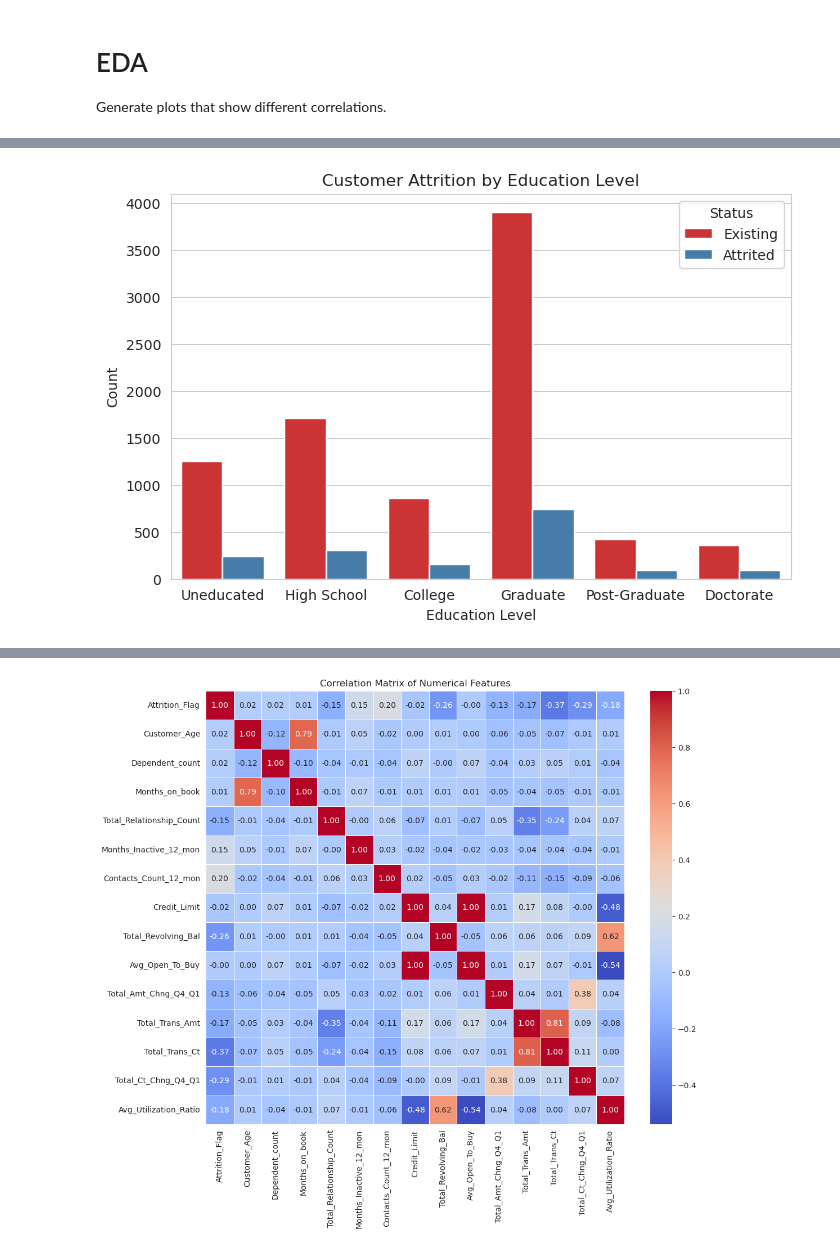
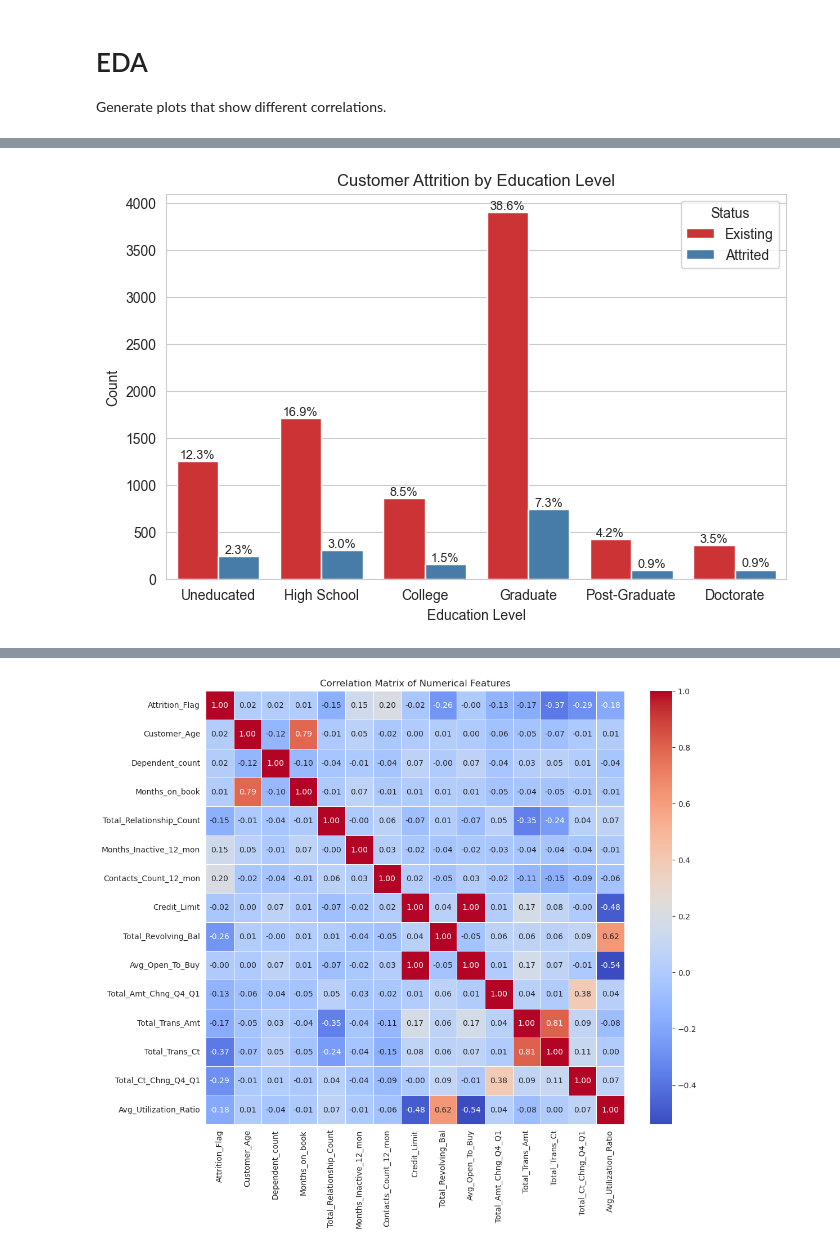
Before and after one commit to efeherek/Predicting-Credit-Card-Attrition, a Jupyter notebook: Project_Jupyter.ipynb, the cells around one changed output, grey strips where cells are left out. Cells and saved outputs as stored; diff of their text form; code cells hidden in the pictures.

```diff
--- a/Project_Jupyter.ipynb
+++ b/Project_Jupyter.ipynb
@@ -12,8 +12,8 @@ import numpy as np
 import matplotlib.pyplot as plt
 import seaborn as sns
 
-df = pd.read_csv('/home/efeherek/Desktop/Data_Analytics_Lab/Project/data/BankChurners.csv')
-
+DATA_PATH = 'data/BankChurners.csv'
+df = pd.read_csv(DATA_PATH)
 
 #deleting clientum id, naive bayes and avg utilization ratio columns as they are not relevant and/or raw data
 df = df.iloc[:, 1:-2]
@@ -92,11 +111,32 @@ plt.savefig('Plots/attrition_by_age.png')
 # %%
 # Analysis of Categorical Variables (Example: Gender)
+
+# Map the Gender column to more descriptive labels for better visualization
+df['Gender'] = df['Gender'].map({'M': 'Male', 'F': 'Female'})
+
 plt.figure(figsize=(8, 5))
-sns.countplot(x='Gender', hue='Attrition_Flag', data=df, palette='magma')
+ax = sns.countplot(x='Gender', hue='Attrition_Flag', data=df, palette='magma')
 plt.title('Customer Attrition by Gender')
 plt.xlabel('Gender')
 plt.ylabel('Count')
 plt.legend(title='Status', labels=['Existing', 'Attrited'])
+
+# Add the percentage labels on top of each bar
+total_customers = len(df)
+
+for p in ax.patches:
+    height = p.get_height()
+
+    # To avoid empty bars, check if the bar has a height
+    if height > 0:
+        percentage = f'{100 * height / total_customers:.1f}%'
+
+        # Find the exact center and top of the bar to place the text
+        x = p.get_x() + p.get_width() / 2
+        y = height
+
+        # Add the text to the plot
+        ax.annotate(percentage, (x, y), ha='center', va='bottom', fontsize=10)
 plt.savefig('Plots/attrition_by_gender.png')
 
 plt.show()
@@ -105,16 +145,27 @@ plt.show()
 # %%
 # Education level an attrition
 df['Education_Level'] = df['Education_Level'].replace('Unknown', df['Education_Level'].mode()[0])
 plt.figure(figsize=(8,5))
-sns.countplot(x='Education_Level', hue='Attrition_Flag', data=df, palette='Set1', order=['Uneducated', 'High School', 'College', 'Graduate', 'Post-Graduate', 'Doctorate'])
+ax = sns.countplot(x='Education_Level', hue='Attrition_Flag', data=df, palette='Set1', order=['Uneducated', 'High School', 'College', 'Graduate', 'Post-Graduate', 'Doctorate'])
 plt.title('Customer Attrition by Education Level')
 plt.xlabel('Education Level')
 plt.ylabel('Count')
 plt.legend(title='Status', labels=['Existing', 'Attrited'])
+
+# Add the percentage labels on top of each bar
+total_customers = len(df)
+for p in ax.patches:
+    height = p.get_height()
+    if height > 0:
+        percentage = f'{100 * height / total_customers:.1f}%'
+        x = p.get_x() + p.get_width() / 2
+        y = height
+        ax.annotate(percentage, (x, y), ha='center', va='bottom', fontsize=9)
+
 plt.savefig('Plots/attrition_by_education.png')
 plt.show()
 # %% [output]
-[figure, old version]
+[figure, new version]
 # %%
 # Credit limit
 print(df['Credit_Limit'].describe())
```
Also changed, not shown: parts of 9 cells of this notebook, 9 other files.
